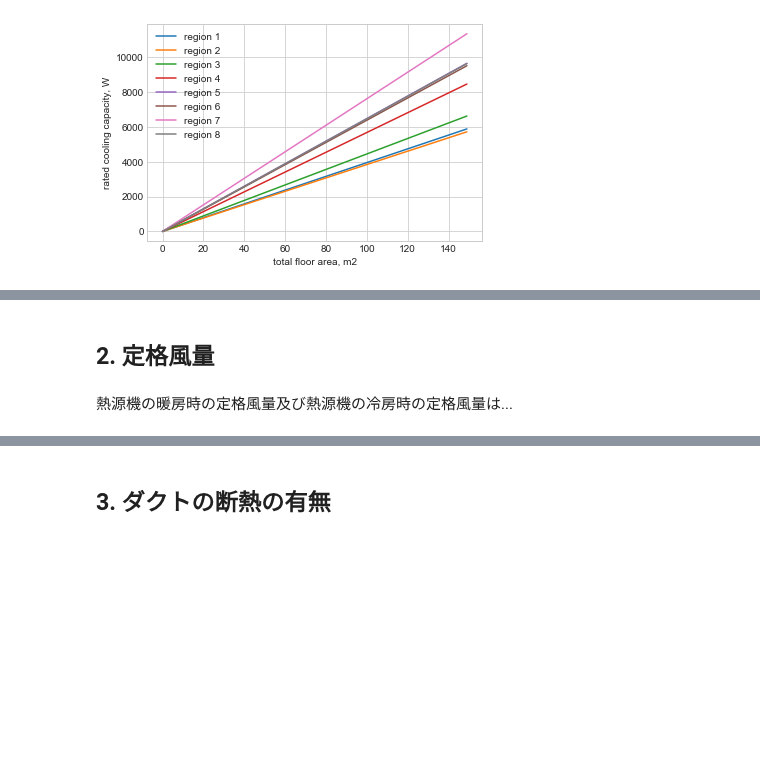
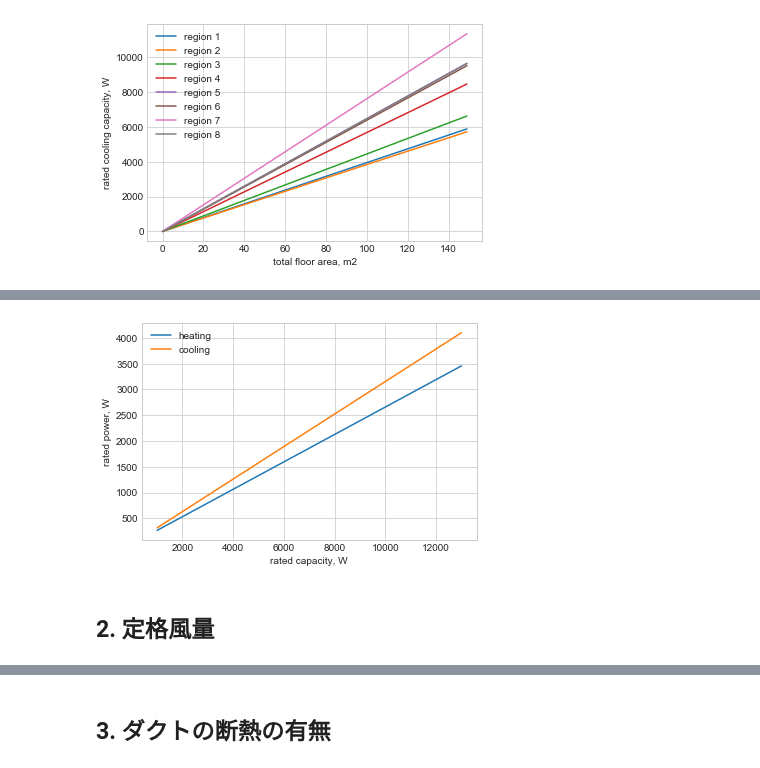
Before and after one commit to HisashiMiura/duct_type_central_hc_system, a Jupyter notebook: exp_system_spec.ipynb, the cells around one changed output, grey strips where cells are left out. Saved outputs shown, nothing was run; the diff lists cells and outputs as text; code cells hidden in the pictures; blank space fills up the shorter version.

```diff
--- a/exp_system_spec.ipynb
+++ b/exp_system_spec.ipynb
@@ -114,4 +115,20 @@ plt.show()
+# %%
+xs = np.arange(1000, 14000, 1000)
+
+plt.style.use('seaborn-whitegrid')
+
+fig = plt.figure()
+ax = fig.subplots()
+
+ax.plot(xs, get_default_rated_power(xs,xs)[0], label='heating')
+ax.plot(xs, get_default_rated_power(xs,xs)[1], label='cooling')
+
+ax.set_xlabel('rated capacity, W')
+ax.set_ylabel('rated power, W')
+
+plt.legend()
+plt.show()
+# %% [output]
+[figure, added]
 # %% [markdown]
 ## 2. 定格風量
-# %% [markdown]
-熱源機の暖房時の定格風量及び熱源機の冷房時の定格風量は...
```
Also changed, not shown: parts of 10 cells of this notebook, 4 other files.
